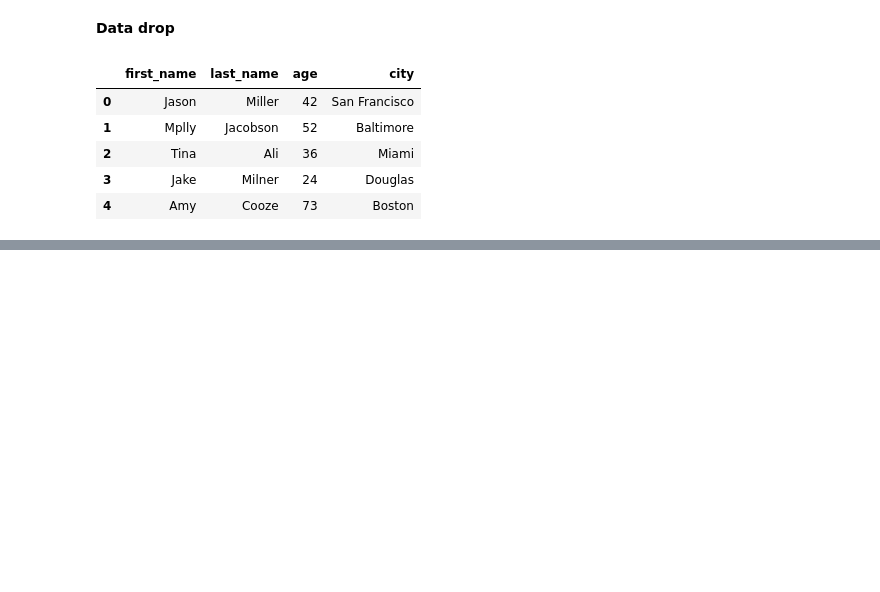
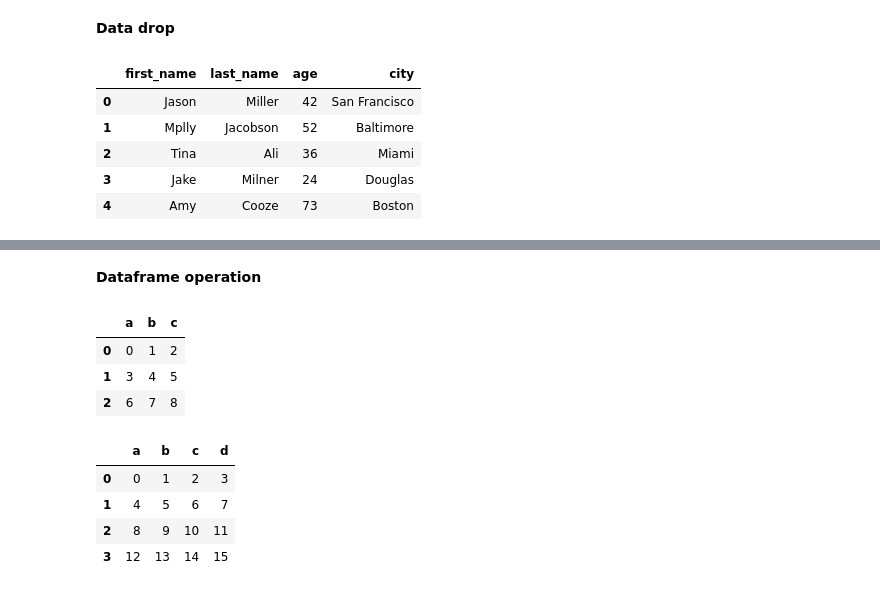
Before and after one commit to YeonKang/Python-for-Machine-Learning, a Jupyter notebook: Lec2_2_Pandas.ipynb, the cells around one changed output, grey strips where cells are left out. Cells and saved outputs as stored; diff of their text form; code cells hidden in the pictures; blank space fills up the shorter version.

```diff
--- a/Lec2_2_Pandas.ipynb
+++ b/Lec2_2_Pandas.ipynb
@@ -374,0 +436,19 @@ df.drop(1)
+# %% [markdown]
+**Dataframe operation**
+# %%
+df1 = DataFrame(np.arange(9).reshape(3,3),columns=list("abc"))
+df1
+# %% [output]
+|  | a | b | c |
+| 0 | 0 | 1 | 2 |
+| 1 | 3 | 4 | 5 |
+| 2 | 6 | 7 | 8 |
+# %%
+df2 = DataFrame(np.arange(16).reshape(4,4),columns=list("abcd"))
+df2
+# %% [output]
+|  | a | b | c | d |
+| 0 | 0 | 1 | 2 | 3 |
+| 1 | 4 | 5 | 6 | 7 |
+| 2 | 8 | 9 | 10 | 11 |
+| 3 | 12 | 13 | 14 | 15 |
```
Also changed, not shown: parts of 15 cells of this notebook.
